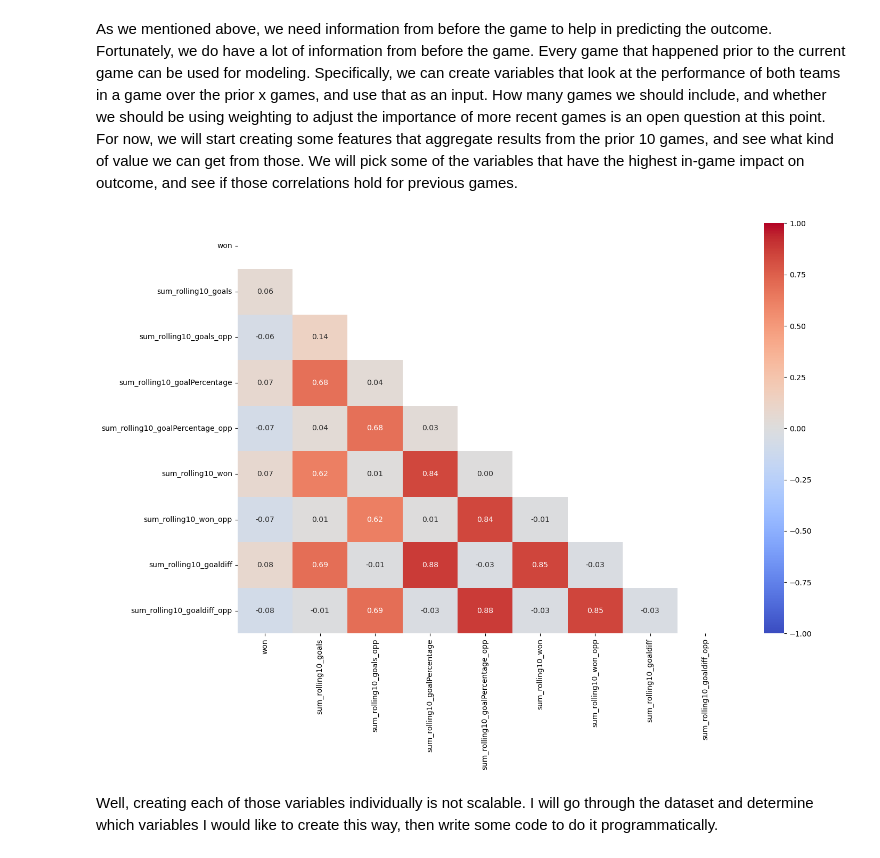
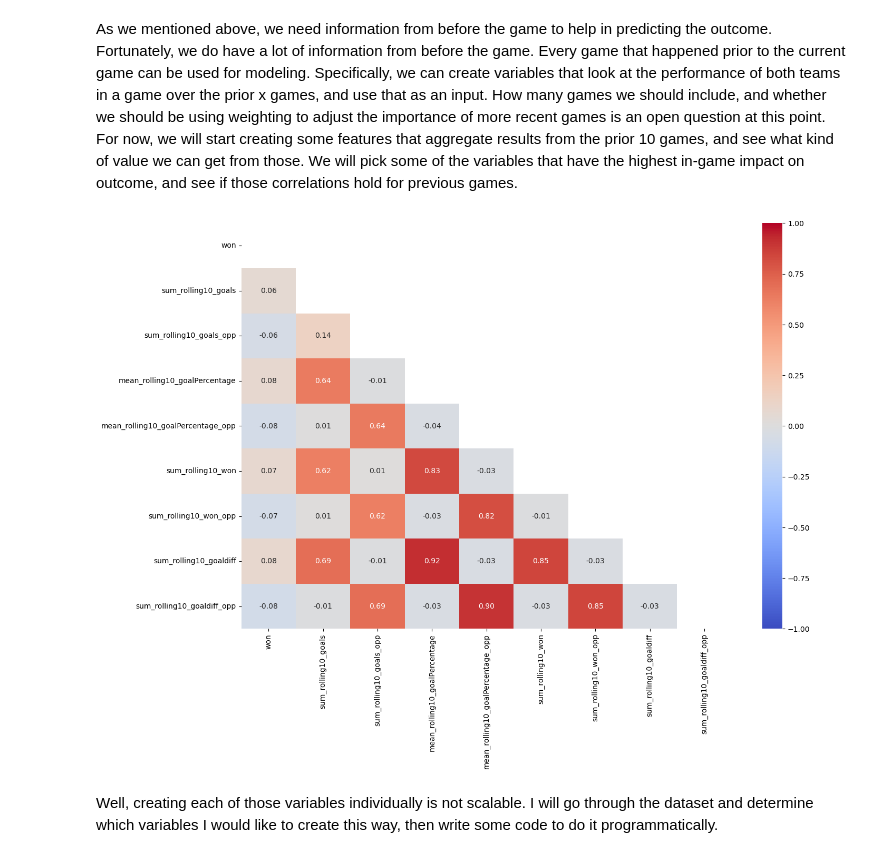
Before and after one commit to markshumka/NHL-Game-Predictor, a Jupyter notebook: Notebooks/Preprocessing_EDA_basic_model_creation.ipynb, the cells around one changed output. Saved outputs shown, nothing was run; the diff lists cells and outputs as text; code cells hidden in the pictures.

```diff
--- a/Notebooks/Preprocessing_EDA_basic_model_creation.ipynb
+++ b/Notebooks/Preprocessing_EDA_basic_model_creation.ipynb
@@ -1773,43 +1761,40 @@ engineered_df['sum_rolling10_goalPercentage_opp'] = rolling_10_goalpercent_dict
 # %%
 # variable on goal percentage over the past 10 games
-engineered_df['sum_rolling10_goalPercentage'] = engineered_df.groupby('team_x')['goalPercentage'].transform(lambda x: x.rolling(10, 0).sum().shift())
+engineered_df['mean_rolling10_goalPercentage'] = engineered_df.groupby('team_x')['goalPercentage'].transform(lambda x: x.rolling(10, 0).mean().shift())
 # %%
 # replace first game for each team in the dataset value with 0
-engineered_df['sum_rolling10_goalPercentage_opp'].fillna(0, inplace=True)
+engineered_df['mean_rolling10_goalPercentage'].fillna(0, inplace=True)
 # %%
 # Create a dictionary to map opponents rolling 10 game goal total
 rolling_10_goalpercent_dict = engineered_df.apply(
     lambda row: engineered_df[
         (engineered_df['gameId'] == row['gameId']) &
         (engineered_df['team_x'] == row['opposingTeam'])
-    ]['sum_rolling10_goalPercentage'].values[0],
+    ]['mean_rolling10_goalPercentage'].values[0],
     axis=1
 )
 
 # Assign the 'sum_rollidiffg10_gPercentageals_opp' column based on the dictionary
-engineered_df['sum_rolling10_goalPercentage_opp'] = rolling_10_goalpercent_dict
+engineered_df['mean_rolling10_goalPercentage_opp'] = rolling_10_goalpercent_dict
-# %%
-# replace first game for each team in the dataset value with 0
-engineered_df['sum_rolling10_goalPercentage_opp'].fillna(0, inplace=True)
 # %%
 # take a look at the variables we have created
 engineered_df.tail()
 # %%
 # Create a dataframe including the columns that represent xGoals data
-other_columns = engineered_df[['won', 'sum_rolling10_goals', 'sum_rolling10_goals_opp', 'sum_rolling10_goalPercentage', 'sum_rolling10_goalPercentage_opp', 'sum_rolling10_won', 'sum_rolling10_won_opp', 'sum_rolling10_goaldiff', 'sum_rolling10_goaldiff_opp']]
+other_columns = engineered_df[['won', 'sum_rolling10_goals', 'sum_rolling10_goals_opp', 'mean_rolling10_goalPercentage', 'mean_rolling10_goalPercentage_opp', 'sum_rolling10_won', 'sum_rolling10_won_opp', 'sum_rolling10_goaldiff', 'sum_rolling10_goaldiff_opp']]
 
 # Calculate the correlation matrix for the selected columns
 correlation_matrix_other = other_columns.corr()
 
 # Create a mask to hide the upper triangle
 mask = np.triu(np.ones_like(correlation_matrix_other, dtype=bool))
 
 # Plot the correlation matrix as a heatmap
 plt.figure(figsize=(15, 10))
 sns.heatmap(correlation_matrix_other, center=0, vmin=-1, vmax=1, cmap='coolwarm', annot=True, fmt=".2f", mask=mask)
 plt.show()
 # %% [output]
-[figure, old version]
+[figure, new version]
 # %% [markdown]
 Well, creating each of those variables individually is not scalable. I will go through the dataset and determine which variables I would like to create this way, then write some code to do it programmatically.
 # %%
```
Also changed, not shown: parts of 15 cells of this notebook.
